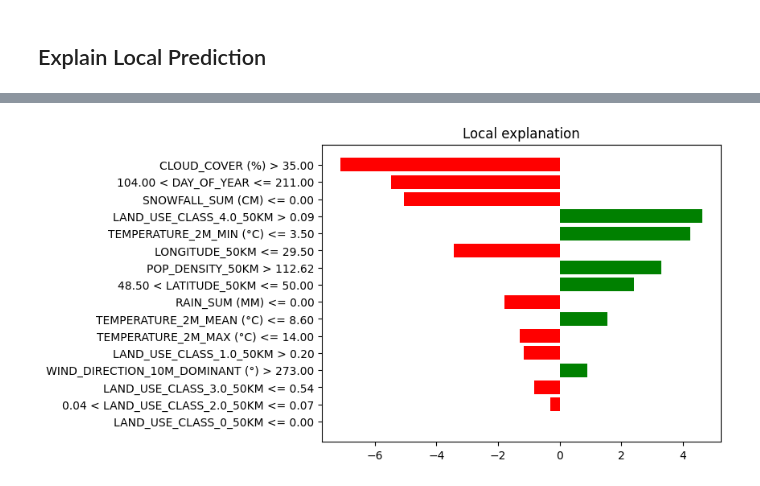
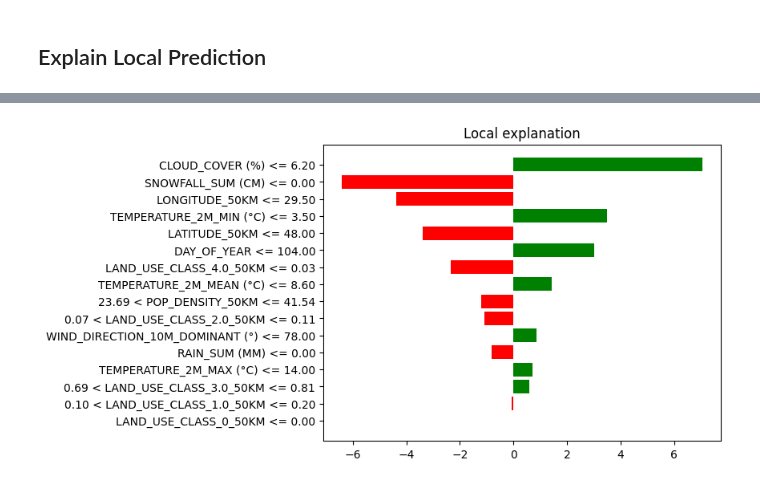
Before and after one commit to GianMan89/war-fire-model, a Jupyter notebook: 6_explainable_ai.ipynb, the cells around one changed output, grey strips where cells are left out. Saved outputs shown, nothing was run; the diff lists cells and outputs as text; code cells hidden in the pictures.

Commit message:
Update: lime notebook for local explanations.

```diff
--- a/6_explainable_ai.ipynb
+++ b/6_explainable_ai.ipynb
@@ -219,7 +219,7 @@ explainer = lime.lime_tabular.LimeTabularExplainer(
 )
 # %%
 # Choose an instance to explain
-instance_idx = 5000
+instance_idx = 2000
 instance = X_test.iloc[instance_idx]
 
 # Get the prediction probabilities for the instance
@@ -234,7 +234,7 @@ exp = explainer.explain_instance(instance, predict_fn, num_features=X_test.shape
 # exp.save_to_file('output_data/lime_explanation.html')
 
 # # Show the explanation
-# exp.show_in_notebook(show_table=True, show_all=True)
+exp.show_in_notebook(show_table=True, show_all=True)
 
 # Show the explanation as a plot
 exp.as_pyplot_figure()
@@ -243 +244 @@ plt.show()
-[figure, old version]
+[figure, new version]
```
Also changed, not shown: parts of 1 cell of this notebook, 2 other files.
